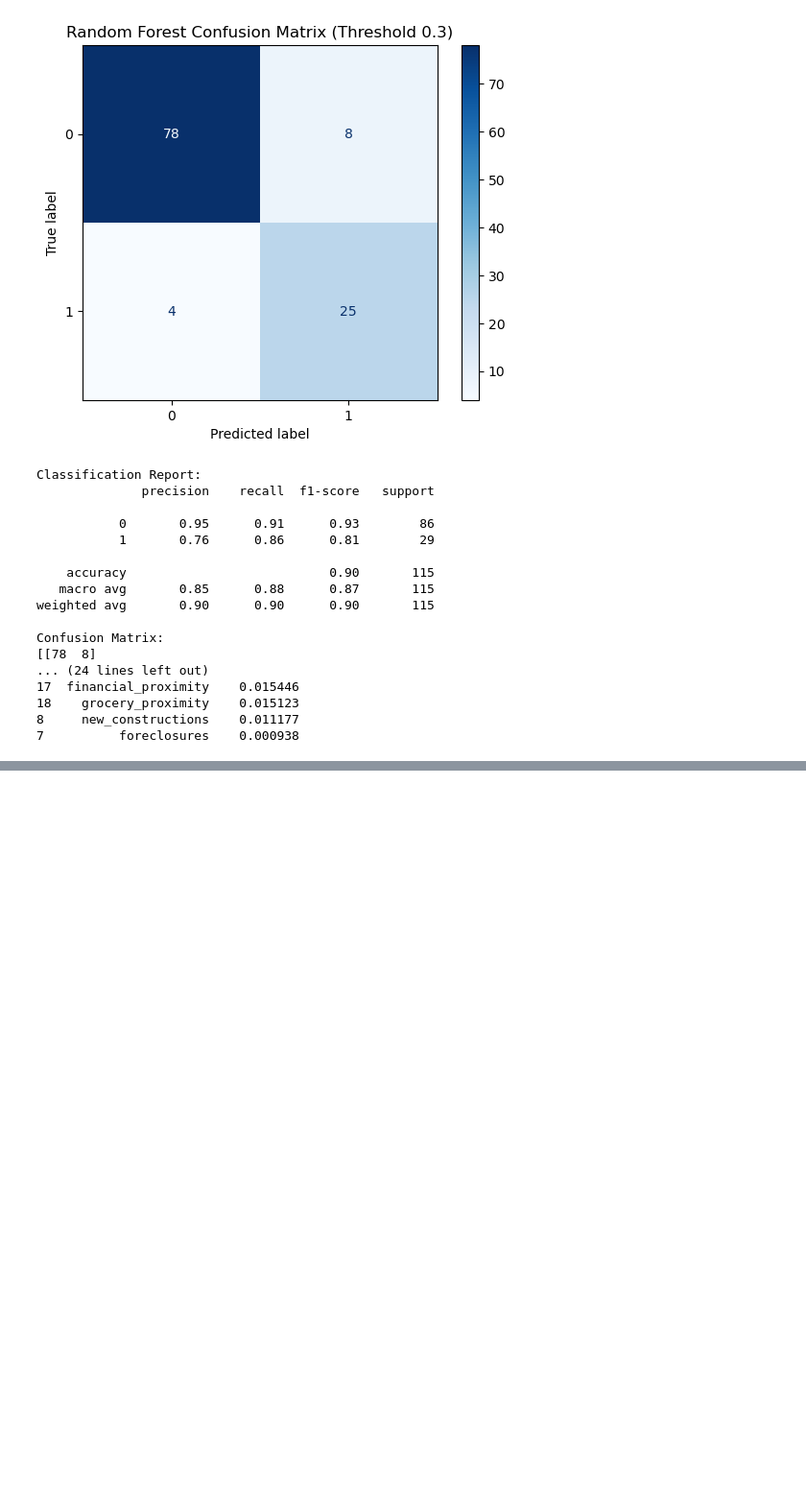
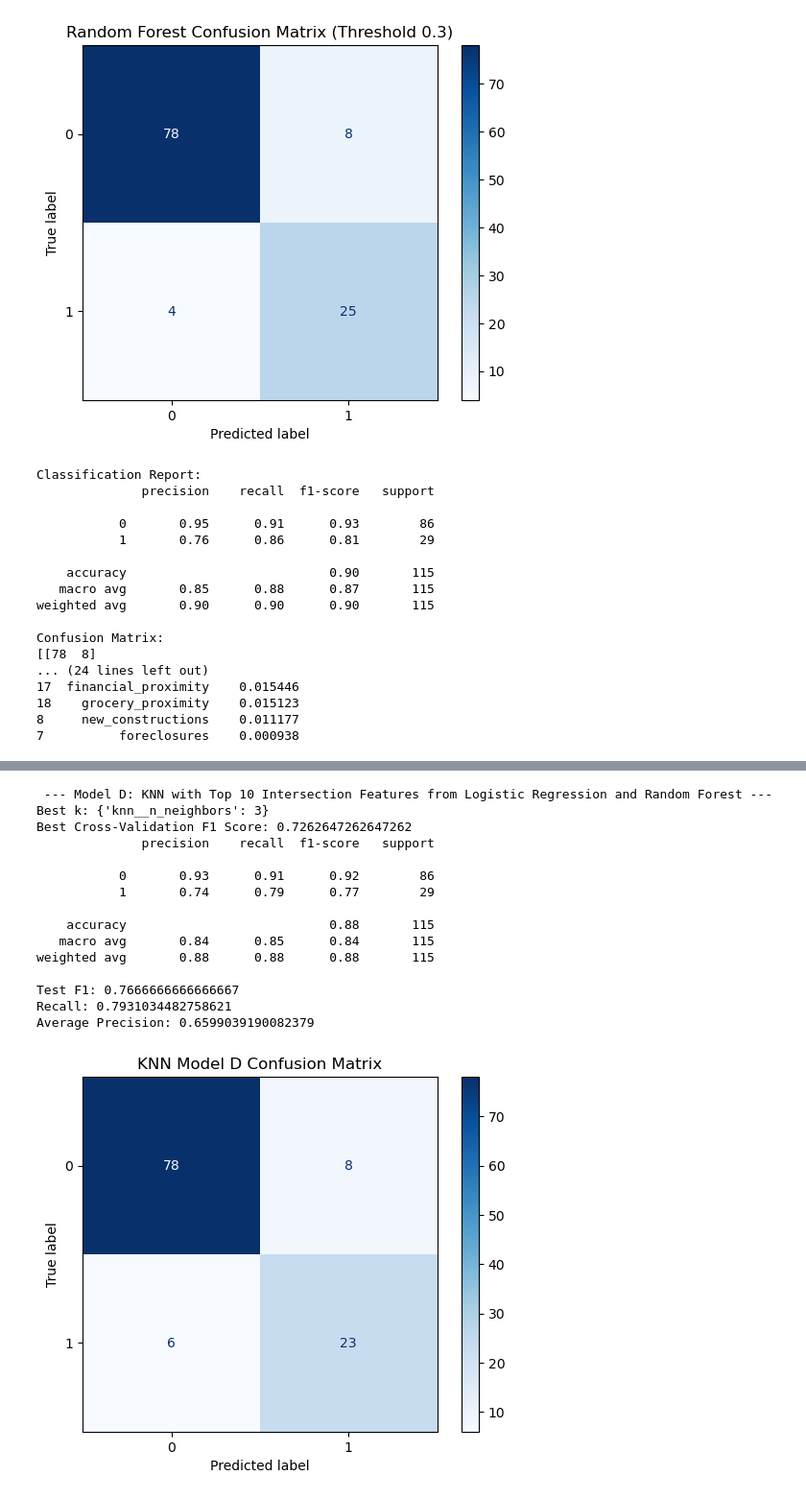
Before and after one commit to teseri86/Charlotte_Housing_Project, a Jupyter notebook: notebooks/displacement_risk_model.ipynb, the cells around one changed output, grey strips where cells are left out. Shown at 96% size. Cells and saved outputs as stored; diff of their text form; code cells hidden in the pictures; blank space fills up the shorter version.

```diff
--- a/notebooks/displacement_risk_model.ipynb
+++ b/notebooks/displacement_risk_model.ipynb
@@ -444,0 +626,65 @@ Confusion Matrix:
+# %%
+#KNN Model D with top 10 intersection features from both Logistic Regression and Random Forest feature importance
+
+features_10 = [
+    'household_income',
+    'food_nutrition',
+    'housing_cost_burden',
+    'code_violations',
+    'race_black',
+    'housing_age',
+    'crime_total',
+    'race_hispanic',
+    'home_ownership',
+    'race_asian'
+]
+
+X_top10 = master_df[features_10]
+y_top10 = master_df['displacement_risk']
+
+X_train, X_test, y_train, y_test = train_test_split(X_top10, y_top10, test_size=0.25, random_state=42, stratify=y_top10)
+grid_D = GridSearchCV(
+    Pipeline([
+        ('smote', SMOTE(random_state=42)),
+        ('scaler', StandardScaler()),
+        ('knn', KNeighborsClassifier())
+    ]),
+    param_grid,
+    cv=5,
+    scoring='f1'
+)
+
+grid_D.fit(X_train, y_train)
+
+print("\n --- Model D: KNN with Top 10 Intersection Features from Logistic Regression and Random Forest ---")
+print("Best k:", grid_D.best_params_)
+print("Best Cross-Validation F1 Score:", grid_D.best_score_)
+
+y_pred_D = grid_D.best_estimator_.predict(X_test)
+
+print(classification_report(y_test, y_pred_D))
+print("Test F1:", f1_score(y_test, y_pred_D))
+print("Recall:", recall_score(y_test, y_pred_D))
+
+y_prob_D = grid_D.best_estimator_.predict_proba(X_test)[:, 1]
+print("Average Precision:", average_precision_score(y_test, y_prob_D))
+ConfusionMatrixDisplay.from_predictions(y_test, y_pred_D, cmap="Blues")
+plt.title("KNN Model D Confusion Matrix")
+plt.show()
+# %% [output]
+ --- Model D: KNN with Top 10 Intersection Features from Logistic Regression and Random Forest ---
+Best k: {'knn__n_neighbors': 3}
+Best Cross-Validation F1 Score: 0.7262647262647262
+              precision    recall  f1-score   support
+
+           0       0.93      0.91      0.92        86
+           1       0.74      0.79      0.77        29
+
+    accuracy                           0.88       115
+   macro avg       0.84      0.85      0.84       115
+weighted avg       0.88      0.88      0.88       115
+
+Test F1: 0.7666666666666667
+Recall: 0.7931034482758621
+Average Precision: 0.6599039190082379
+[figure, added]
```
Also changed, not shown: parts of 5 cells of this notebook.
